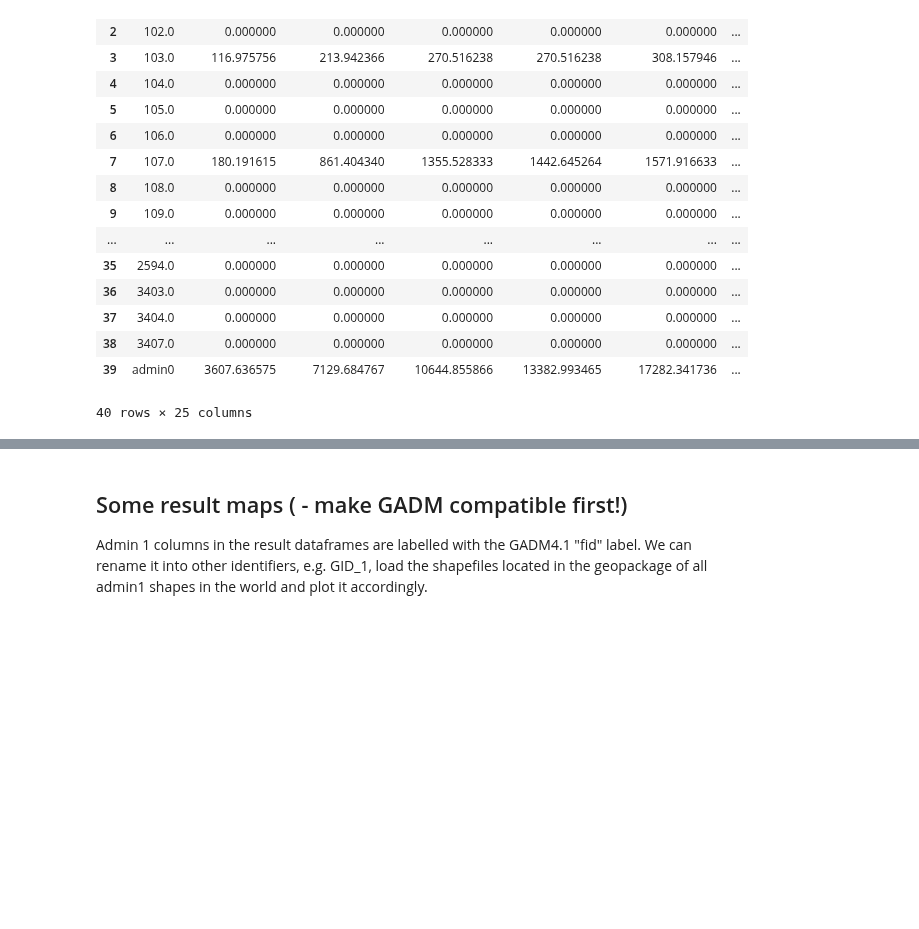
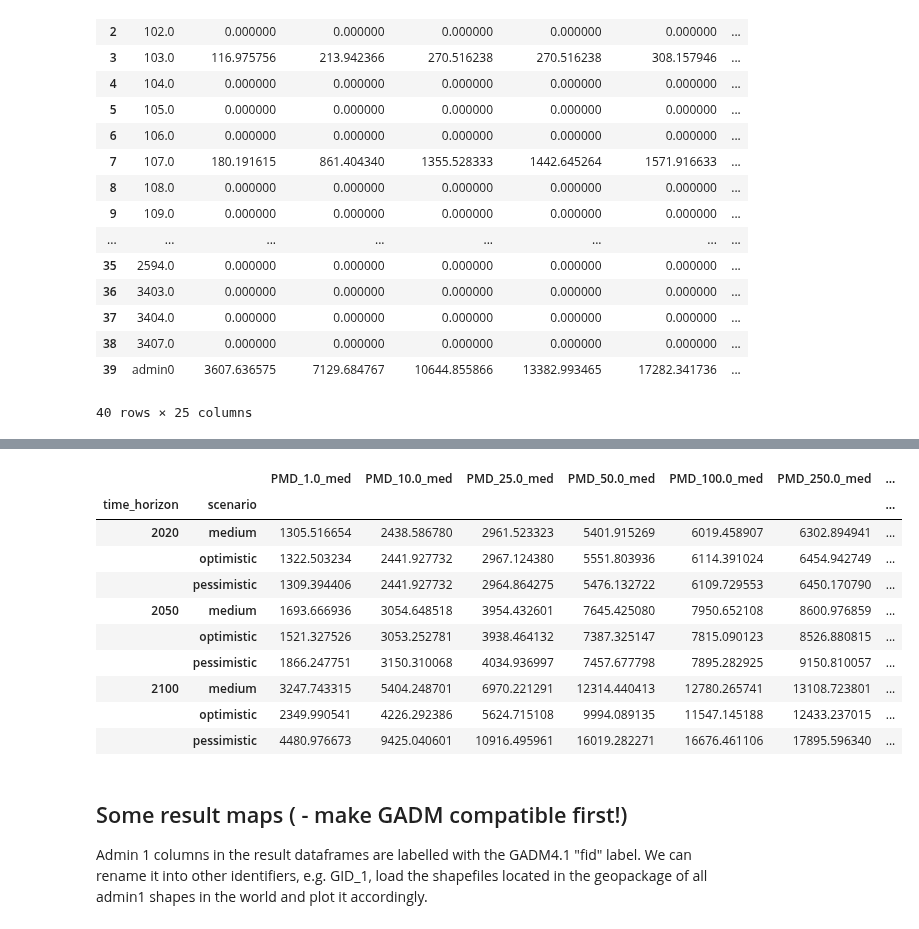
Before and after one commit to Evelyn-M/global-displacement-risk, a Jupyter notebook: doc/result_overview_CF.ipynb, the cells around one changed output, grey strips where cells are left out. Cells and saved outputs as stored; diff of their text form; code cells hidden in the pictures; blank space fills up the shorter version.

```diff
--- a/doc/result_overview_CF.ipynb
+++ b/doc/result_overview_CF.ipynb
@@ -135,0 +281,24 @@ for rcp in rcps:
+# %%
+df_rcps_admin0 = df_rcps_admin0[['PMD_1.0_med', 'PMD_10.0_med', 'PMD_25.0_med', 'PMD_50.0_med',
+       'PMD_100.0_med', 'PMD_250.0_med', 'PMD_1000.0_med', 'aed_med']]
+# %%
+df_rcps_admin0['iso3'] = 'RUS'
+# %%
+df_rcps_admin0 = df_rcps_admin0[['PMD_1.0_med', 'PMD_10.0_med', 'PMD_25.0_med', 'PMD_50.0_med',
+       'PMD_100.0_med', 'PMD_250.0_med', 'PMD_1000.0_med', 'aed_med']]
+# %%
+df_rcps_admin0['iso3'] = 'RUS'
+# %%
+df_rcps_admin0
+# %% [output]
+|  |  | PMD_1.0_med | PMD_10.0_med | PMD_25.0_med | PMD_50.0_med | PMD_100.0_med | PMD_250.0_med | ... |
+| time_horizon | scenario |  |  |  |  |  |  | ... |
+| 2020 | medium | 1305.516654 | 2438.586780 | 2961.523323 | 5401.915269 | 6019.458907 | 6302.894941 | ... |
+|  | optimistic | 1322.503234 | 2441.927732 | 2967.124380 | 5551.803936 | 6114.391024 | 6454.942749 | ... |
+|  | pessimistic | 1309.394406 | 2441.927732 | 2964.864275 | 5476.132722 | 6109.729553 | 6450.170790 | ... |
+| 2050 | medium | 1693.666936 | 3054.648518 | 3954.432601 | 7645.425080 | 7950.652108 | 8600.976859 | ... |
+|  | optimistic | 1521.327526 | 3053.252781 | 3938.464132 | 7387.325147 | 7815.090123 | 8526.880815 | ... |
+|  | pessimistic | 1866.247751 | 3150.310068 | 4034.936997 | 7457.677798 | 7895.282925 | 9150.810057 | ... |
+| 2100 | medium | 3247.743315 | 5404.248701 | 6970.221291 | 12314.440413 | 12780.265741 | 13108.723801 | ... |
+|  | optimistic | 2349.990541 | 4226.292386 | 5624.715108 | 9994.089135 | 11547.145188 | 12433.237015 | ... |
+|  | pessimistic | 4480.976673 | 9425.040601 | 10916.495961 | 16019.282271 | 16676.461106 | 17895.596340 | ... |
```
Also changed, not shown: parts of 45 cells of this notebook.
